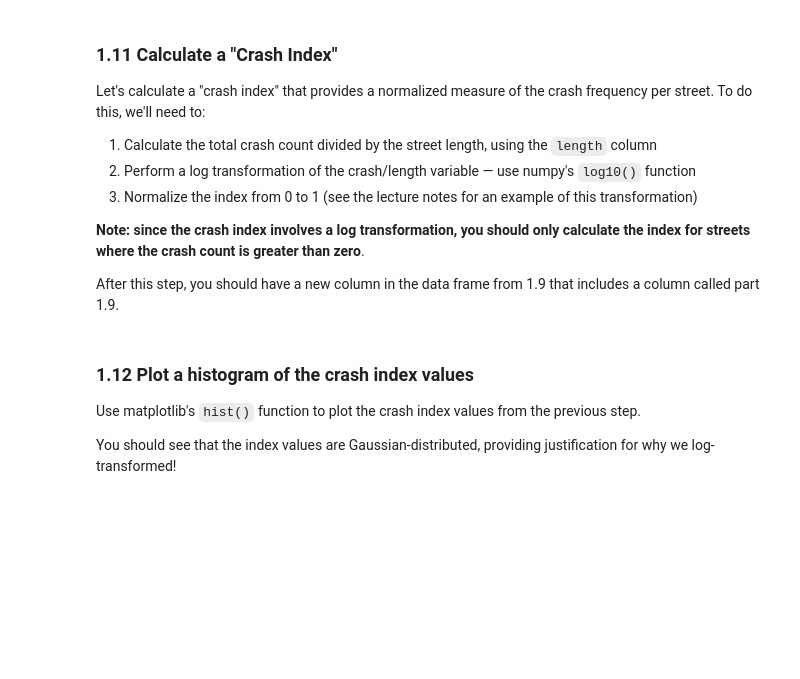
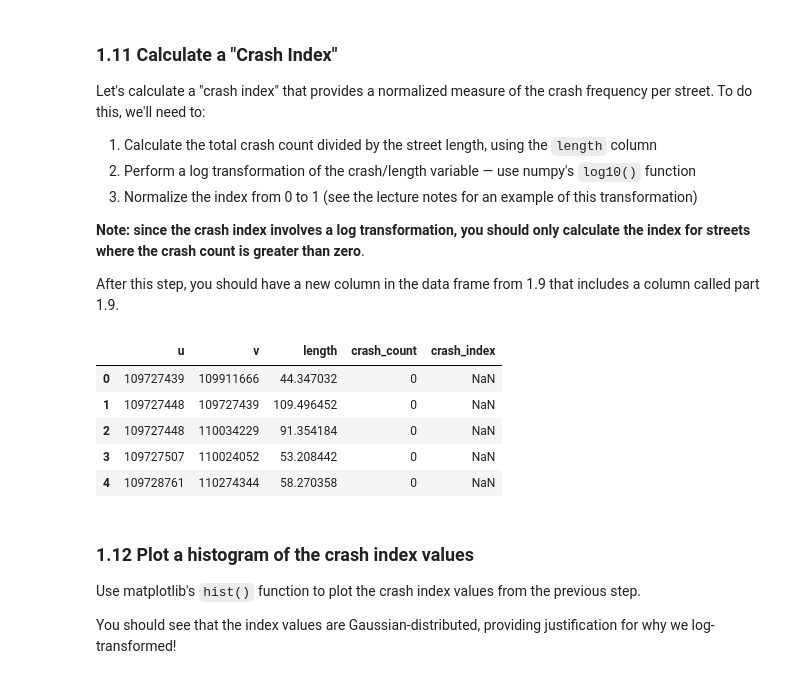
Before and after one commit to DOGZzl1xy/MUSA-5500-Geospatial-Data-Science-Python, a Jupyter notebook: public/assignments/assignment4_Xuanyu_Zhou/assignment-4.ipynb, the cells around one changed output. Cells and saved outputs as stored; diff of their text form; code cells hidden in the pictures; blank space fills up the shorter version.

```diff
--- a/public/assignments/assignment4_Xuanyu_Zhou/assignment-4.ipynb
+++ b/public/assignments/assignment4_Xuanyu_Zhou/assignment-4.ipynb
@@ -252,22 +232,27 @@ After this step, you should have a new column in the data frame from 1.9 that in
 # %%
 import numpy as np
 
 edges_with_crashes["crash_index"] = np.nan
 has_crashes = (edges_with_crashes["crash_count"] > 0) & (edges_with_crashes["length"] > 0)
 
 log_crash_rate = np.log10(
     edges_with_crashes.loc[has_crashes, "crash_count"]
     / edges_with_crashes.loc[has_crashes, "length"]
 )
 index_range = log_crash_rate.max() - log_crash_rate.min()
-if index_range > 0:
-    edges_with_crashes.loc[has_crashes, "crash_index"] = (
-        log_crash_rate - log_crash_rate.min()
-    ) / index_range
-else:
-    edges_with_crashes.loc[has_crashes, "crash_index"] = 0.0
+edges_with_crashes.loc[has_crashes, "crash_index"] = (
+    (log_crash_rate - log_crash_rate.min())
+    / (log_crash_rate.max() - log_crash_rate.min())
+)
 
 edges_with_crashes[["u", "v", "length", "crash_count", "crash_index"]].head()
+# %% [output]
+|  | u | v | length | crash_count | crash_index |
+| 0 | 109727439 | 109911666 | 44.347032 | 0 | NaN |
+| 1 | 109727448 | 109727439 | 109.496452 | 0 | NaN |
+| 2 | 109727448 | 110034229 | 91.354184 | 0 | NaN |
+| 3 | 109727507 | 110024052 | 53.208442 | 0 | NaN |
+| 4 | 109728761 | 110274344 | 58.270358 | 0 | NaN |
 # %% [markdown]
 ### 1.12 Plot a histogram of the crash index values
 
```
Also changed, not shown: parts of 20 cells of this notebook.
